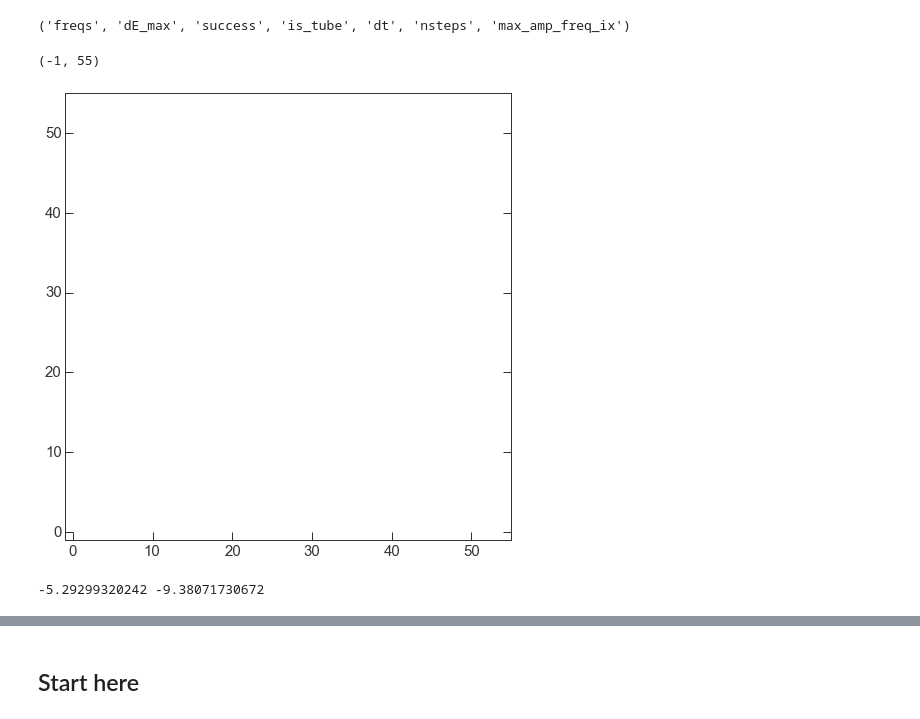
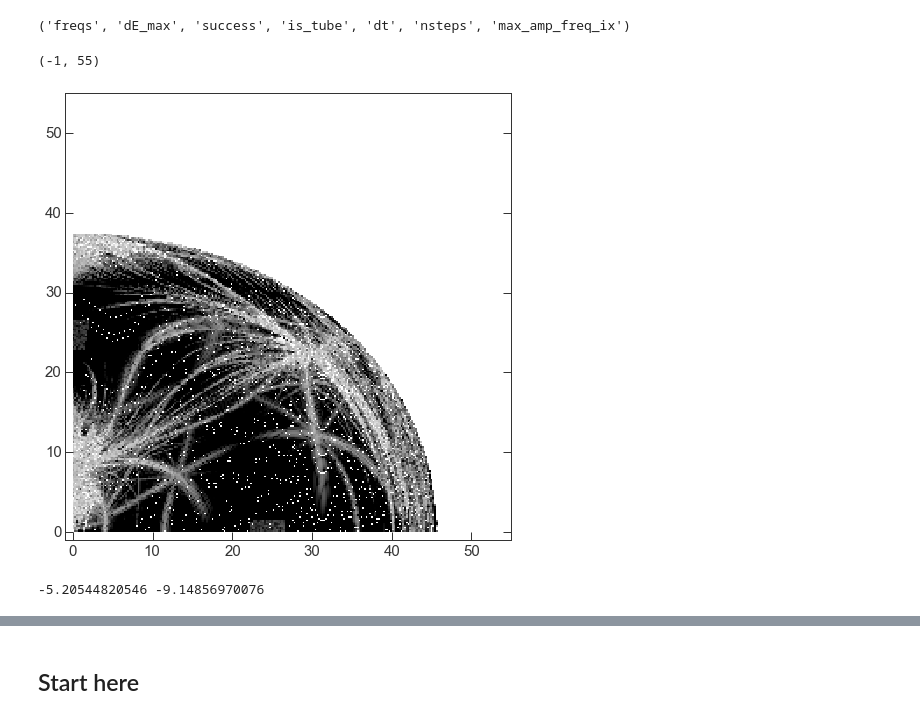
Before and after one commit to adrn/StreamMorphology, a Jupyter notebook: notebooks/Balls of particles.ipynb, the cells around one changed output, grey strips where cells are left out. Drawn from its saved outputs; the diff is of its cells as text; code cells hidden in the pictures.

```diff
--- a/notebooks/Balls of particles.ipynb
+++ b/notebooks/Balls of particles.ipynb
@@ -38,23 +38,24 @@ d.dtype.names
 # %%
 periods = np.abs(2*np.pi / d['freqs'][:,0])
 nperiods = d['dt']*d['nsteps'] / periods.max(axis=1)
-freq_diff_per_orbit = np.abs((d['freqs'][:,1] - d['freqs'][:,0]) / (nperiods[:,None]/2.))
-max_freq_diff_per_orbit = freq_diff_per_orbit.max(axis=1)
+freq_diff_per_orbit = np.abs((np.abs(d['freqs'][:,1]) - np.abs(d['freqs'][:,0])) / d['freqs'][:,0] / (nperiods[:,None]/2.))
+ix = d['max_amp_freq_ix']
+max_freq_diff_per_orbit = np.array([freq_diff_per_orbit[j,i] for j,i in enumerate(ix)])
 
 goody_ix = np.isfinite(max_freq_diff_per_orbit)
 fdiff = np.log10(max_freq_diff_per_orbit)
 # %%
 plt.figure(figsize=(8,8))
 plt.scatter(w0[goody_ix,0], w0[goody_ix,2], c=fdiff[goody_ix],
-            s=8., marker='s', cmap='Greys_r', vmin=-12, vmax=-3)
+            s=4., marker='s', cmap='Greys_r', vmin=-9, vmax=-2)
 plt.xlim(-1,55)
 plt.ylim(-1,55)
 # %% [output]
 (-1, 55)
-[figure, old version]
+[figure, new version]
 # %%
-# col,rows = 28,(23,23.5)
-col,rows = 8,(11.5,12.2)
+col,rows = 25,(23,24.5)
+# col,rows = 8,(11.5,12.2)
 
 col_ix = w0[goody_ix,0] == w0[((w0[goody_ix,0] - col)**2).argmin(), 0]
 row_ix = (w0[goody_ix,2][col_ix] > rows[0]) & (w0[goody_ix,2][col_ix] < rows[1])
@@ -63,7 +64,7 @@ print(fdiff[goody_ix][col_ix][row_ix].max(), fdiff[goody_ix][col_ix][row_ix].min
 fast_w0 = w0[goody_ix][col_ix][row_ix][fdiff[goody_ix][col_ix][row_ix].argmax()]
 slow_w0 = w0[goody_ix][col_ix][row_ix][fdiff[goody_ix][col_ix][row_ix].argmin()]
 # %% [output]
--5.29299320242 -9.38071730672
+-5.20544820546 -9.14856970076
 # %%
 print(fast_w0[:3])
 print((fast_w0[4]*u.kpc/u.Myr).to(u.km/u.s).value)
```
Also changed, not shown: parts of 5 cells of this notebook, 1 other file.
